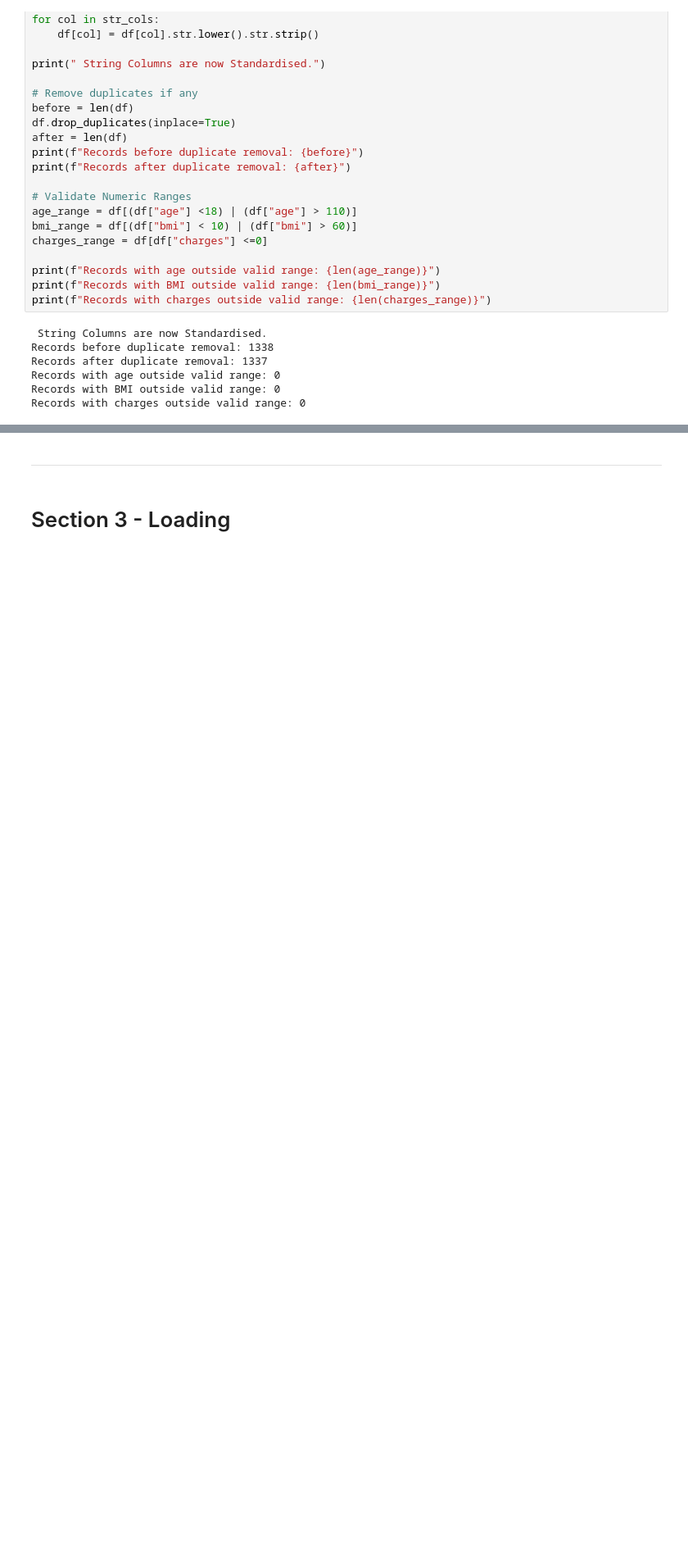
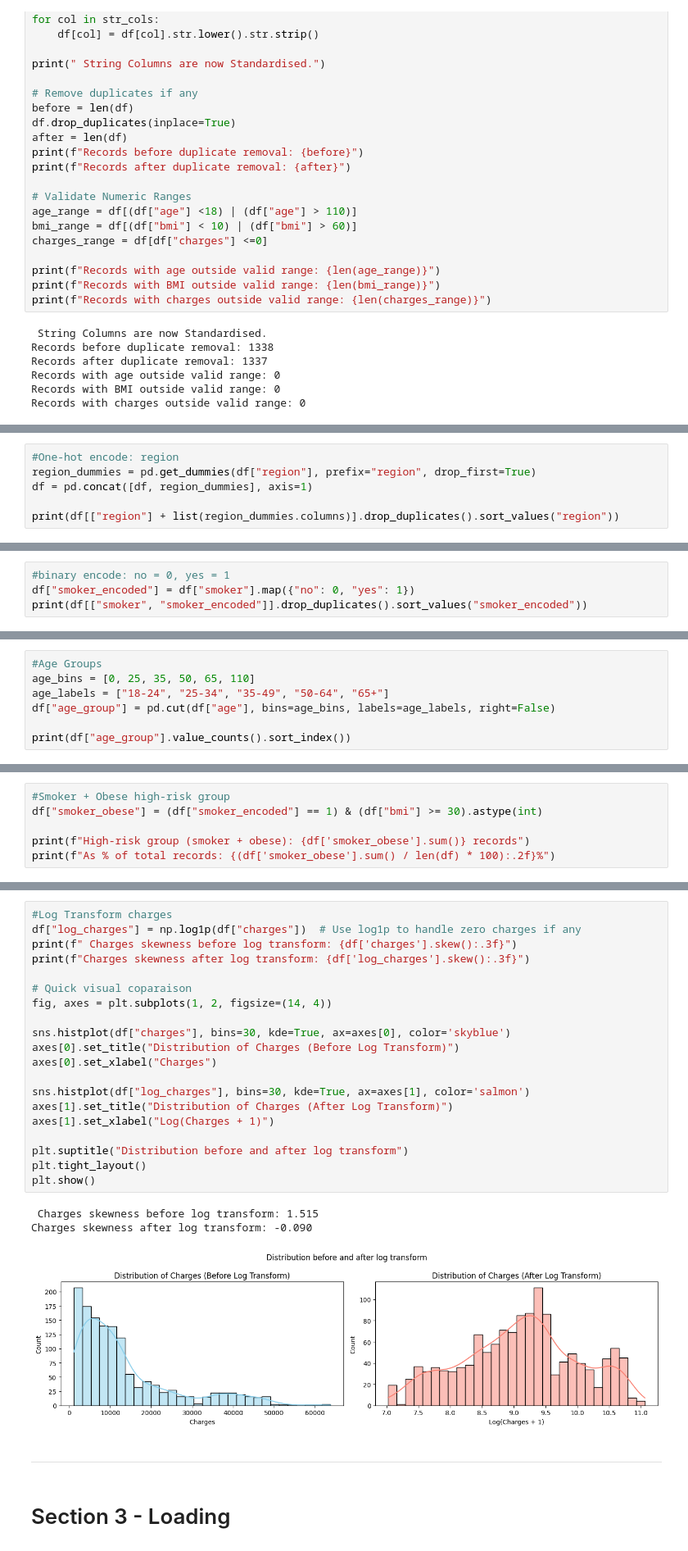
Before and after one commit to Vasi012/Healthcare_Analysis, a Jupyter notebook: jupyter_notebooks/ETL.ipynb, the cells around one changed output, grey strips where cells are left out. Shown at 82% size. Cells and saved outputs as stored; diff of their text form; blank space fills up the shorter version.

Commit message:
Transformation Completed

```diff
--- a/jupyter_notebooks/ETL.ipynb
+++ b/jupyter_notebooks/ETL.ipynb
@@ -216,0 +228,6 @@ Records with charges outside valid range: 0
+# %%
+#One-hot encode: region
+region_dummies = pd.get_dummies(df["region"], prefix="region", drop_first=True)
+df = pd.concat([df, region_dummies], axis=1)
+
+print(df[["region"] + list(region_dummies.columns)].drop_duplicates().sort_values("region"))
@@ -216,0 +240,4 @@ Records with charges outside valid range: 0
+# %%
+#binary encode: no = 0, yes = 1
+df["smoker_encoded"] = df["smoker"].map({"no": 0, "yes": 1})
+print(df[["smoker", "smoker_encoded"]].drop_duplicates().sort_values("smoker_encoded"))
@@ -216,0 +272,7 @@ Records with charges outside valid range: 0
+# %%
+#Age Groups
+age_bins = [0, 25, 35, 50, 65, 110]
+age_labels = ["18-24", "25-34", "35-49", "50-64", "65+"]
+df["age_group"] = pd.cut(df["age"], bins=age_bins, labels=age_labels, right=False)
+
+print(df["age_group"].value_counts().sort_index())
@@ -216,0 +287,6 @@ Records with charges outside valid range: 0
+# %%
+#Smoker + Obese high-risk group
+df["smoker_obese"] = (df["smoker_encoded"] == 1) & (df["bmi"] >= 30).astype(int)
+
+print(f"High-risk group (smoker + obese): {df['smoker_obese'].sum()} records")
+print(f"As % of total records: {(df['smoker_obese'].sum() / len(df) * 100):.2f}%")
@@ -217,3 +296,27 @@ Records with charges outside valid range: 0
+# %%
+#Log Transform charges
+df["log_charges"] = np.log1p(df["charges"])  # Use log1p to handle zero charges if any
+print(f" Charges skewness before log transform: {df['charges'].skew():.3f}")
+print(f"Charges skewness after log transform: {df['log_charges'].skew():.3f}")
+
+# Quick visual coparaison
+fig, axes = plt.subplots(1, 2, figsize=(14, 4))
+
+sns.histplot(df["charges"], bins=30, kde=True, ax=axes[0], color='skyblue')
+axes[0].set_title("Distribution of Charges (Before Log Transform)")
+axes[0].set_xlabel("Charges")
+
+sns.histplot(df["log_charges"], bins=30, kde=True, ax=axes[1], color='salmon')
+axes[1].set_title("Distribution of Charges (After Log Transform)")
+axes[1].set_xlabel("Log(Charges + 1)")
+
+plt.suptitle("Distribution before and after log transform")
+plt.tight_layout()
+plt.show()
+# %% [output]
+ Charges skewness before log transform: 1.515
+Charges skewness after log transform: -0.090
+[figure, added]
 # %% [markdown]
 ---
 # %% [markdown]
```
Also changed, not shown: parts of 7 cells of this notebook.
